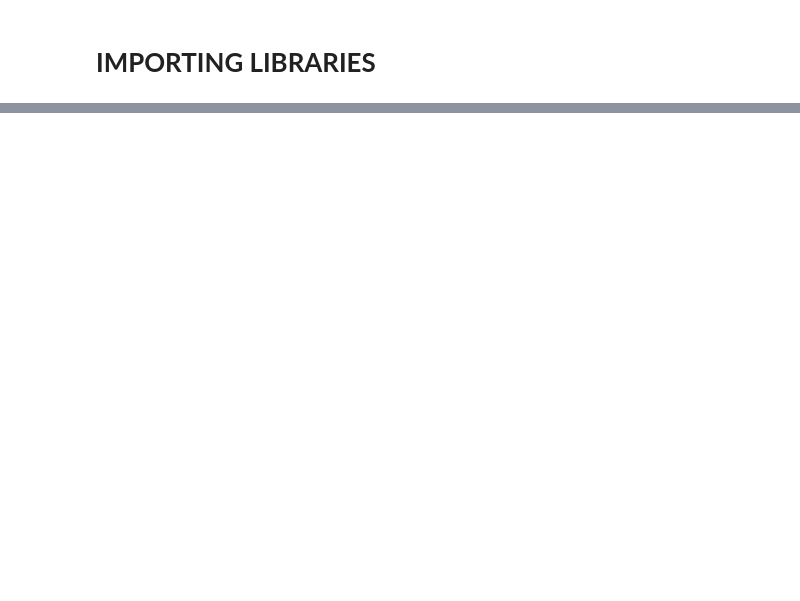
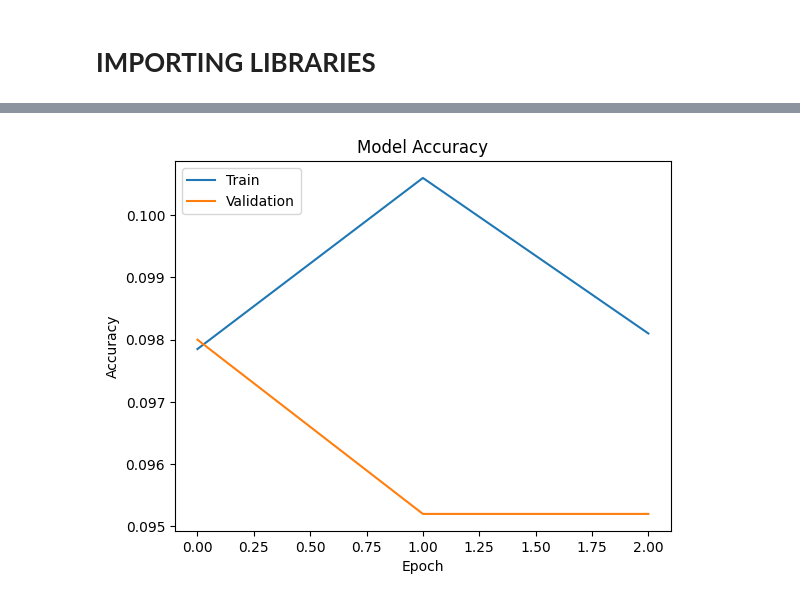
Before and after one commit to MuskanSultanak/muskan_sultana_k_INBT02581_Aug_2023, a Jupyter notebook: cifar_10.ipynb, the cells around one changed output, grey strips where cells are left out. Cells and saved outputs as stored; diff of their text form; code cells hidden in the pictures; blank space fills up the shorter version.

```diff
--- a/cifar_10.ipynb
+++ b/cifar_10.ipynb
@@ -292,0 +53,2 @@ Epoch 2/5
+# %%
+base_model = VGG19(weights='imagenet', include_top=False, input_shape=(32, 32, 3))
@@ -292,0 +60,12 @@ Epoch 2/5
+# %%
+model = Sequential()
+model.add(base_model)
+model.add(Flatten())
+model.add(Dense(256, activation='relu'))
+model.add(Dropout(0.5))
+model.add(Dense(10, activation='softmax'))
+# %%
+lr=0.001
+model.compile(optimizer=Adam(learning_rate=lr), loss='categorical_crossentropy', metrics=['accuracy'])
+# %%
+ history=model.fit(X_train, y_train, batch_size=128, epochs=3, validation_split=0.2)
@@ -292,0 +87,12 @@ Epoch 2/5
+# %%
+plt.plot(history.history['accuracy'])
+plt.plot(history.history['val_accuracy'])
+plt.title('Model Accuracy')
+plt.xlabel('Epoch')
+
+
+plt.ylabel('Accuracy')
+plt.legend(['Train', 'Validation'], loc='upper left')
+plt.show()
+# %% [output]
+[figure, added]
```
Also changed, not shown: parts of 76 cells of this notebook.
